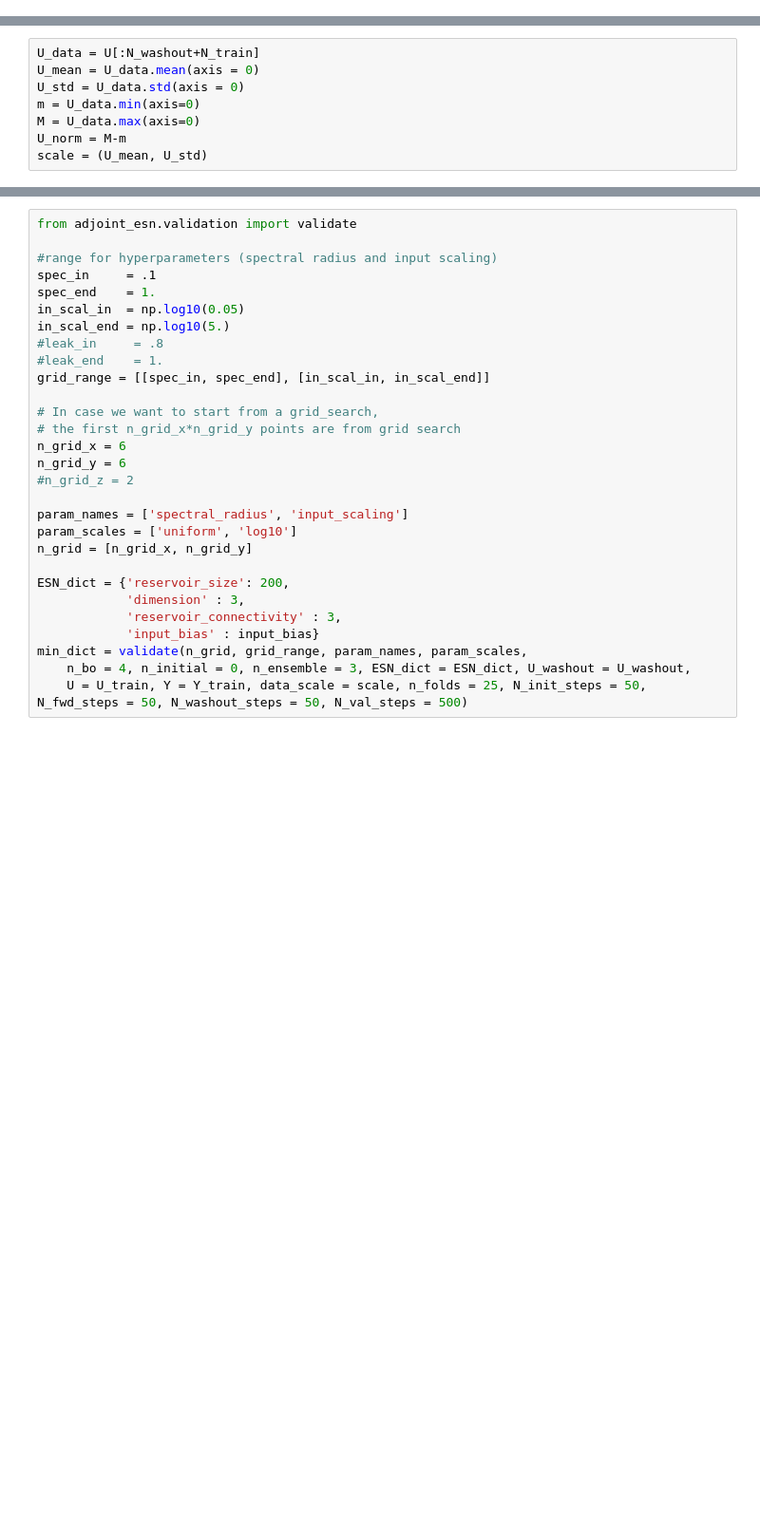
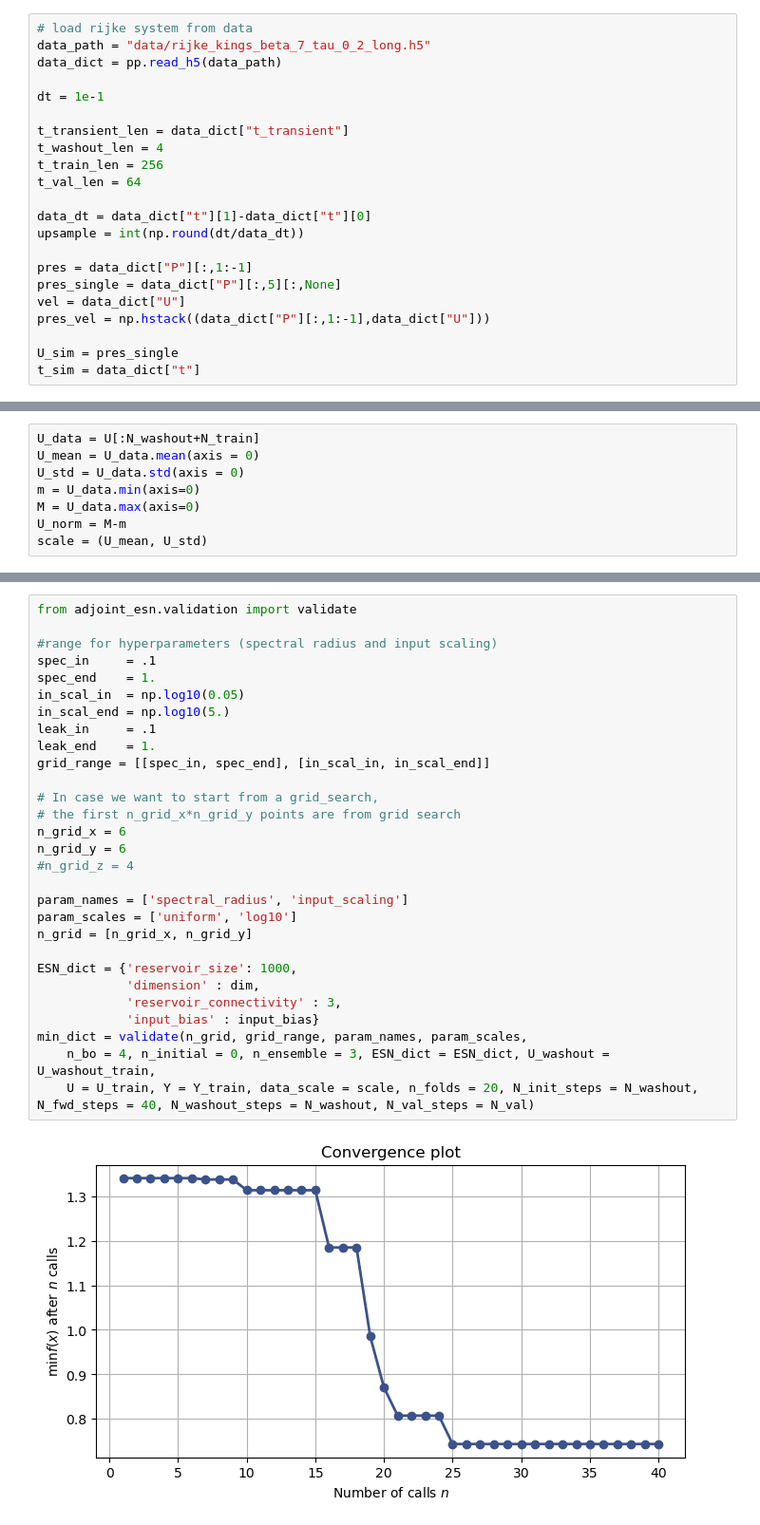
Before and after one commit to MagriLab/Adjoint-ESN, a Jupyter notebook: src/run.ipynb, the cells around one changed output, grey strips where cells are left out. Shown: that part at 95% size. Saved outputs shown, nothing was run; the diff lists cells and outputs as text; blank space fills up the shorter version.

Commit message:
Added thermoacoustic data

```diff
--- a/src/run.ipynb
+++ b/src/run.ipynb
@@ -10 +49,23 @@ from adjoint_esn.esn import ESN
+# %%
+# load rijke system from data
+data_path = "data/rijke_kings_beta_7_tau_0_2_long.h5"
+data_dict = pp.read_h5(data_path)
+
+dt = 1e-1
+
+t_transient_len = data_dict["t_transient"]
+t_washout_len = 4
+t_train_len = 256
+t_val_len = 64
+
+data_dt = data_dict["t"][1]-data_dict["t"][0]
+upsample = int(np.round(dt/data_dt))
+
+pres = data_dict["P"][:,1:-1]
+pres_single = data_dict["P"][:,5][:,None]
+vel = data_dict["U"]
+pres_vel = np.hstack((data_dict["P"][:,1:-1],data_dict["U"]))
+
+U_sim = pres_single
+t_sim = data_dict["t"]
 # %%
@@ -87,29 +151,31 @@ for j in range(my_lorenz63.N_dim):
 # %%
 from adjoint_esn.validation import validate
 
 #range for hyperparameters (spectral radius and input scaling)
 spec_in     = .1
 spec_end    = 1.
 in_scal_in  = np.log10(0.05)
 in_scal_end = np.log10(5.)
-#leak_in     = .8
-#leak_end    = 1.
+leak_in     = .1
+leak_end    = 1.
 grid_range = [[spec_in, spec_end], [in_scal_in, in_scal_end]]
 
 # In case we want to start from a grid_search,
 # the first n_grid_x*n_grid_y points are from grid search
 n_grid_x = 6
 n_grid_y = 6
-#n_grid_z = 2
+#n_grid_z = 4
 
 param_names = ['spectral_radius', 'input_scaling']
 param_scales = ['uniform', 'log10']
 n_grid = [n_grid_x, n_grid_y]
 
-ESN_dict = {'reservoir_size': 200,
-            'dimension' : 3,
+ESN_dict = {'reservoir_size': 1000,
+            'dimension' : dim,
             'reservoir_connectivity' : 3,
             'input_bias' : input_bias}
 min_dict = validate(n_grid, grid_range, param_names, param_scales,
-    n_bo = 4, n_initial = 0, n_ensemble = 3, ESN_dict = ESN_dict, U_washout = U_washout,
-    U = U_train, Y = Y_train, data_scale = scale, n_folds = 25, N_init_steps = 50, N_fwd_steps = 50, N_washout_steps = 50, N_val_steps = 500)
+    n_bo = 4, n_initial = 0, n_ensemble = 3, ESN_dict = ESN_dict, U_washout = U_washout_train,
+    U = U_train, Y = Y_train, data_scale = scale, n_folds = 20, N_init_steps = N_washout, N_fwd_steps = 40, N_washout_steps = N_washout, N_val_steps = N_val)
+# %% [output]
+[figure, added]
```
Also changed, not shown: parts of 14 cells of this notebook, 5 other files.
